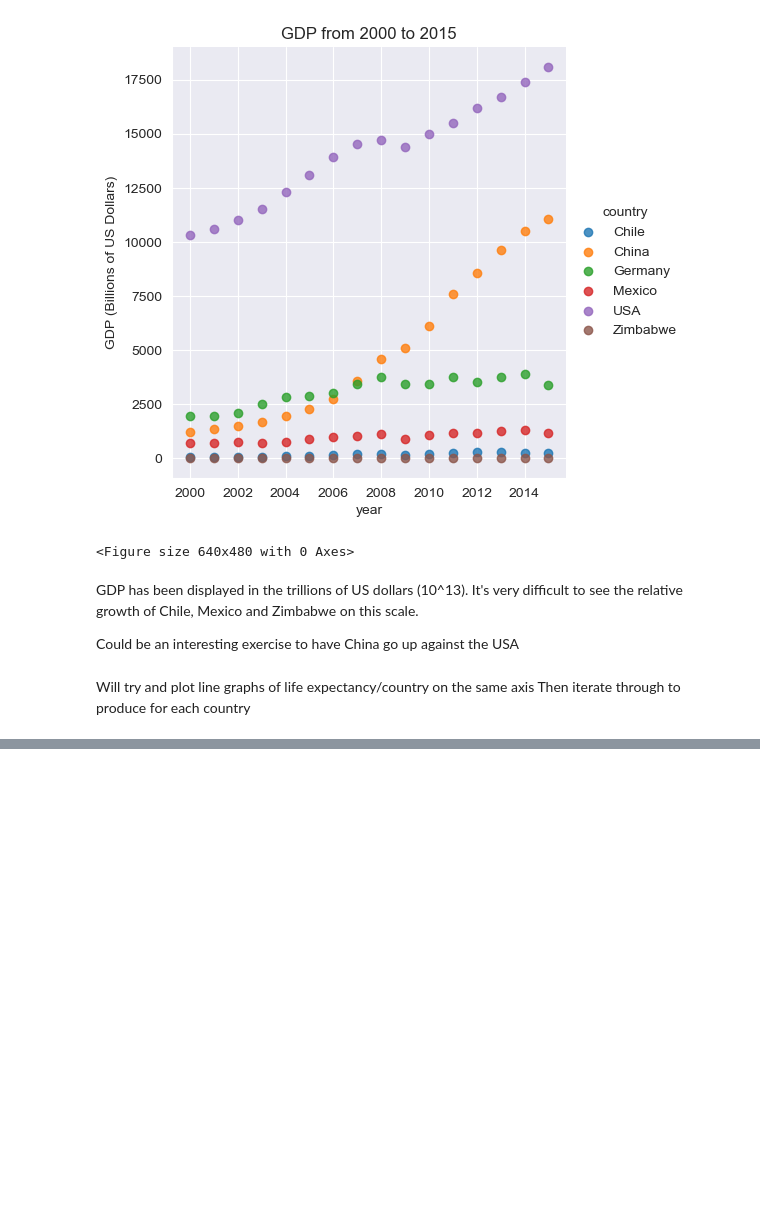
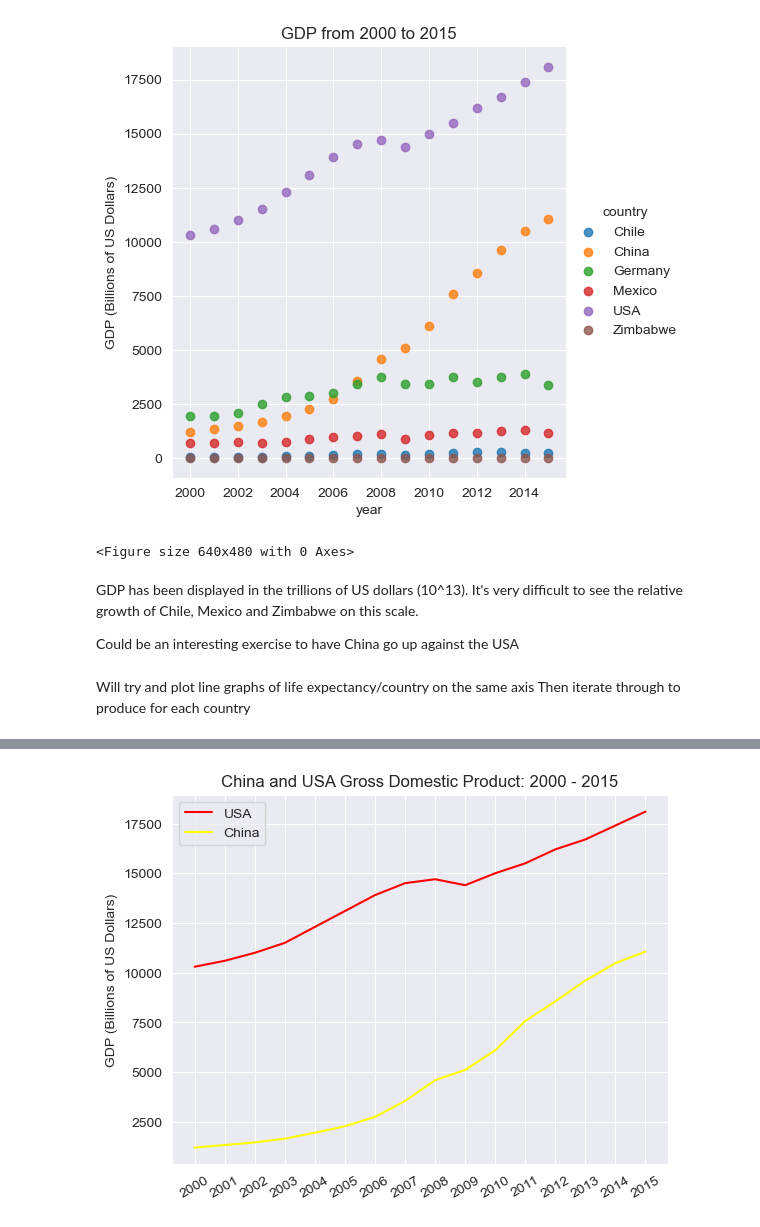
Before and after one commit to pineapple-bois/Life-Expectancy-and-GDP, a Jupyter notebook: life_expectancy_gdp.ipynb, the cells around one changed output, grey strips where cells are left out. Drawn from its saved outputs; the diff is of its cells as text; code cells hidden in the pictures; blank space fills up the shorter version.

Commit message:
Updated Country Comparisons

```diff
--- a/life_expectancy_gdp.ipynb
+++ b/life_expectancy_gdp.ipynb
@@ -207,0 +157,10 @@ max    2015.000000        60.700000         16.304668
+# %%
+plt.plot(year_list, who_data.gdp_billions_usd[who_data.country == 'USA'], color='red', label='USA')
+plt.plot(year_list, who_data.gdp_billions_usd[who_data.country == "China"], color='yellow', label='China')
+plt.title("China and USA Gross Domestic Product: 2000 - 2015")
+plt.xticks(year_list, rotation=30)
+plt.ylabel("GDP (Billions of US Dollars)")
+plt.legend()
+plt.show()
+# %% [output]
+[figure, added]
```
Also changed, not shown: parts of 12 cells of this notebook.
